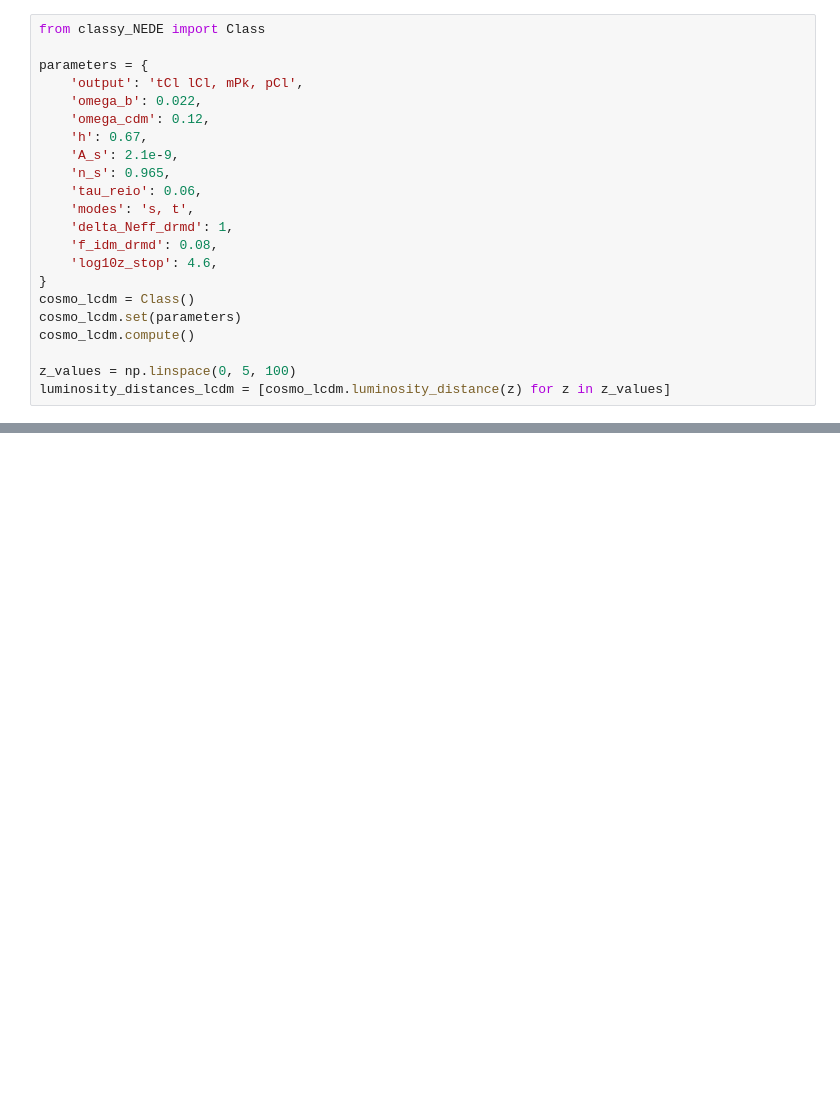
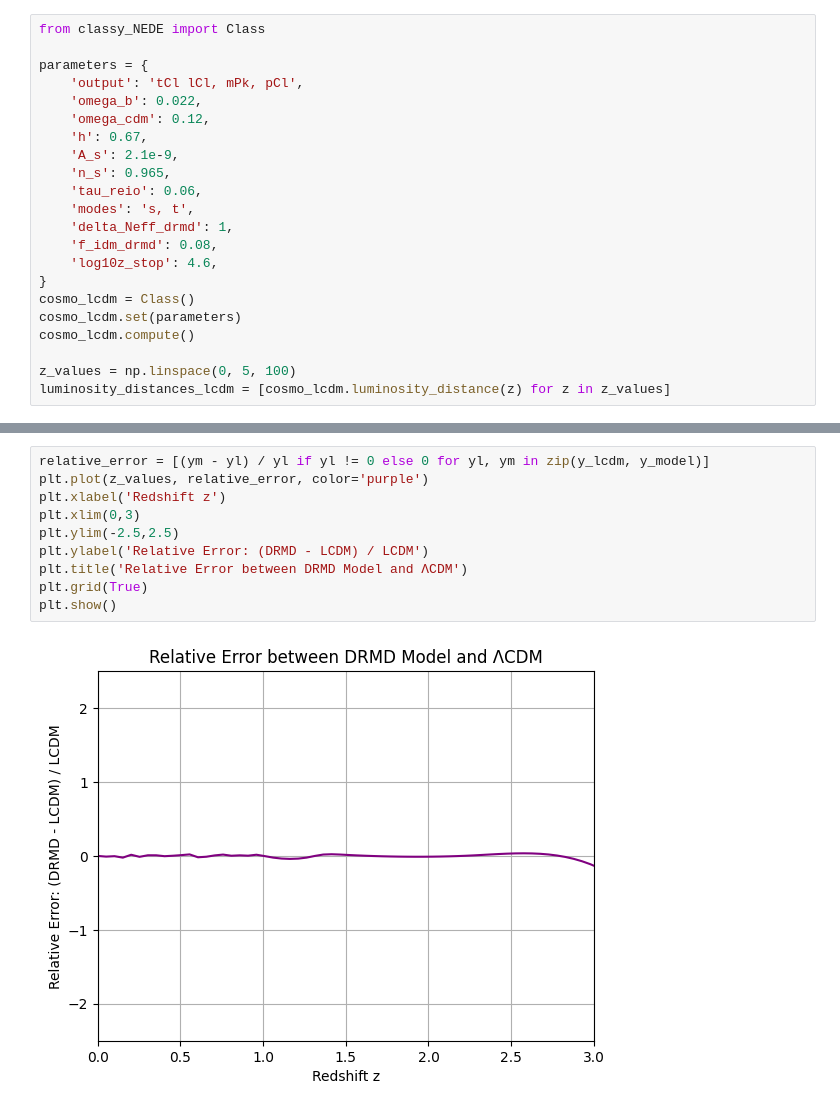
Before and after one commit to Jeppe-thybo/connect_wsl, a Jupyter notebook: jeppe_scripts/Luminosity_distance_comparison.ipynb, the cells around one changed output, grey strips where cells are left out. Drawn from its saved outputs; the diff is of its cells as text; blank space fills up the shorter version.

```diff
--- a/jeppe_scripts/Luminosity_distance_comparison.ipynb
+++ b/jeppe_scripts/Luminosity_distance_comparison.ipynb
@@ -96,0 +244,12 @@ plt.show()
+# %%
+relative_error = [(ym - yl) / yl if yl != 0 else 0 for yl, ym in zip(y_lcdm, y_model)]
+plt.plot(z_values, relative_error, color='purple')
+plt.xlabel('Redshift z')
+plt.xlim(0,3)
+plt.ylim(-2.5,2.5)
+plt.ylabel('Relative Error: (DRMD - LCDM) / LCDM')
+plt.title('Relative Error between DRMD Model and ΛCDM')
+plt.grid(True)
+plt.show()
+# %% [output]
+[figure, added]
```
Also changed, not shown: parts of 12 cells of this notebook, 20 other files.
